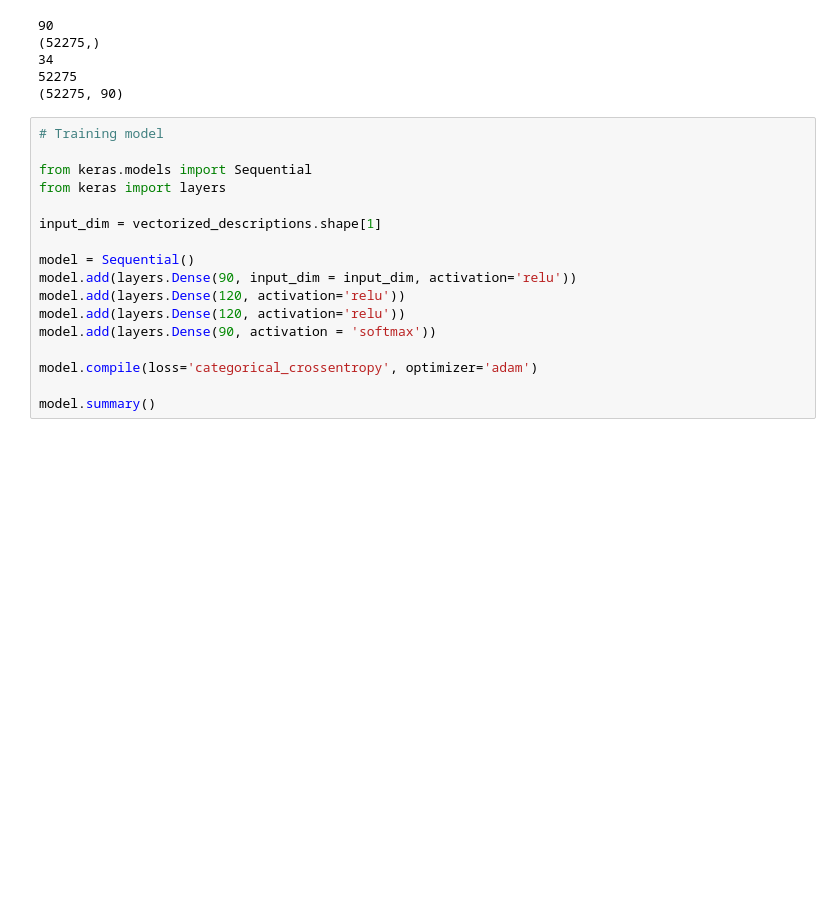
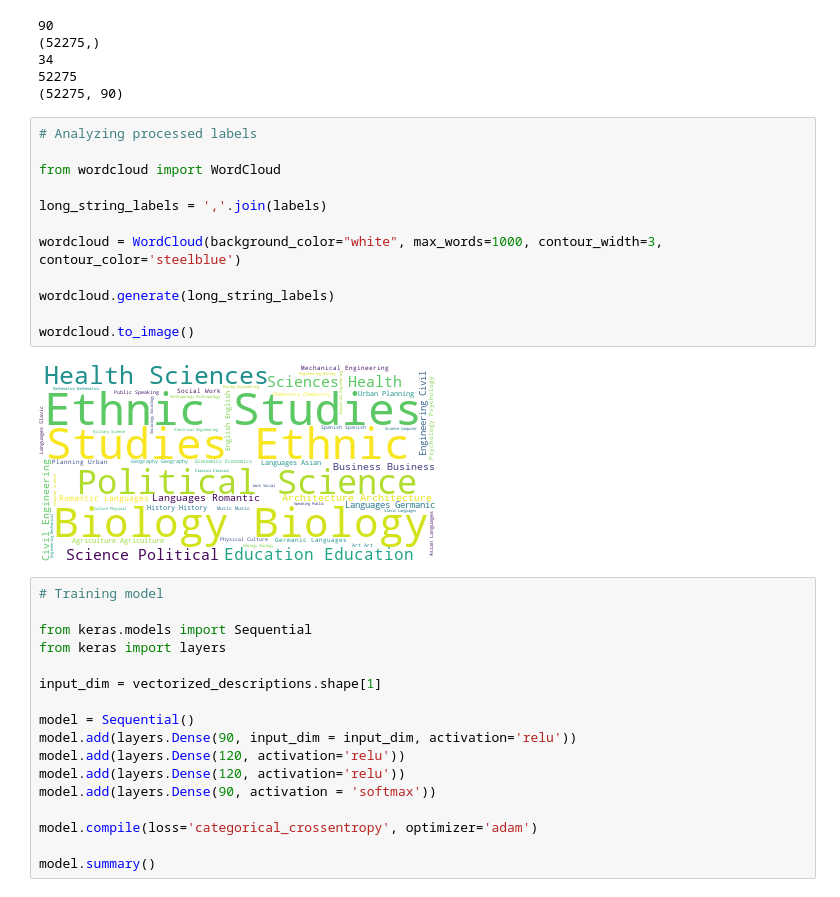
Before and after one commit to hamzahussyn/nano-credentials-equivalence, a Jupyter notebook: nano-credentials.ipynb, the cells around one changed output. Drawn from its saved outputs; the diff is of its cells as text; blank space fills up the shorter version.

```diff
--- a/nano-credentials.ipynb
+++ b/nano-credentials.ipynb
@@ -126,6 +140,20 @@ print(categorical_labels.shape)
 34
 52275
 (52275, 90)
+# %%
+# Analyzing processed labels
+
+from wordcloud import WordCloud
+
+long_string_labels = ','.join(labels)
+
+wordcloud = WordCloud(background_color="white", max_words=1000, contour_width=3, contour_color='steelblue')
+
+wordcloud.generate(long_string_labels)
+
+wordcloud.to_image()
+# %% [output]
+[figure, added]
 # %%
 # Training model
 
```
Also changed, not shown: parts of 9 cells of this notebook.
